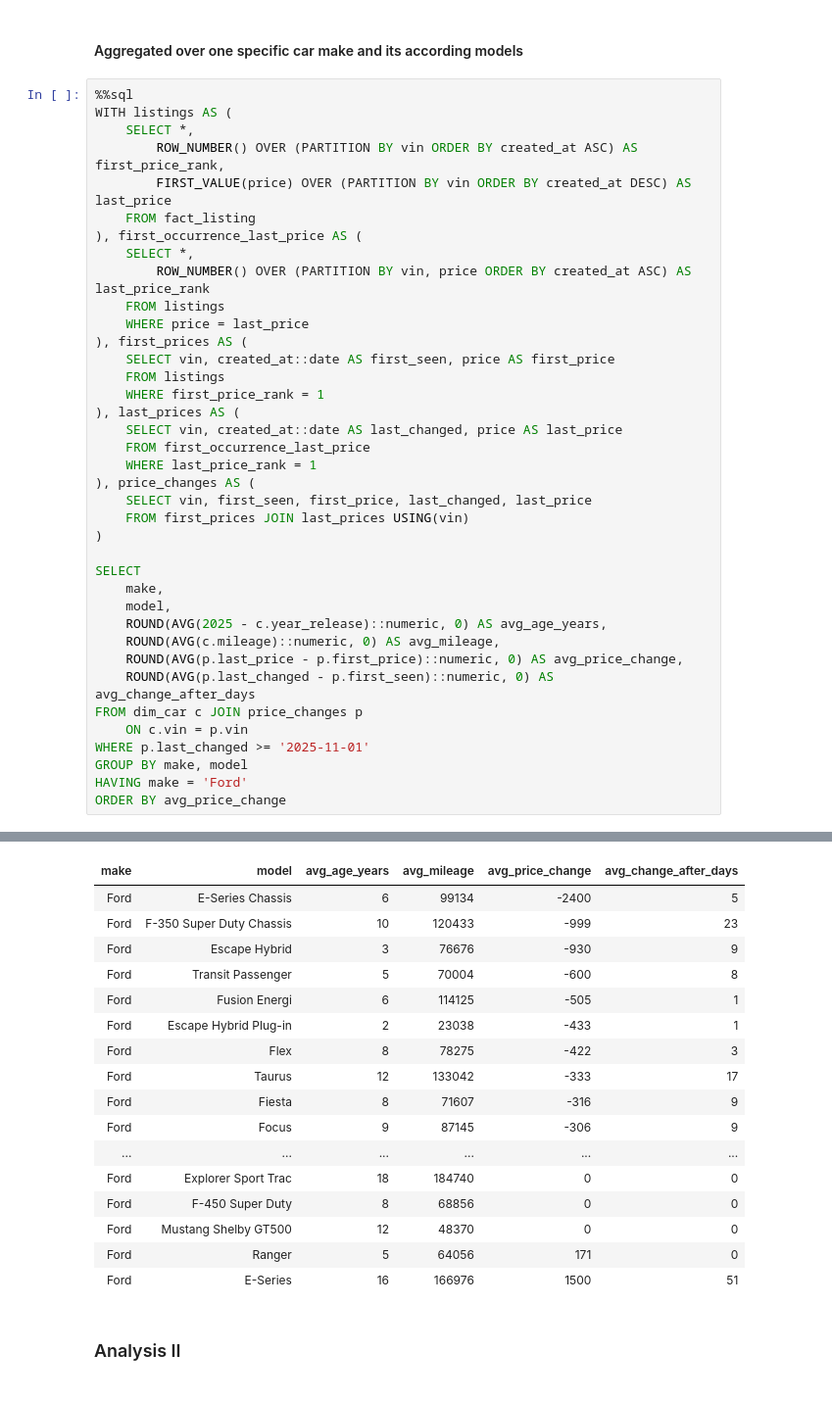
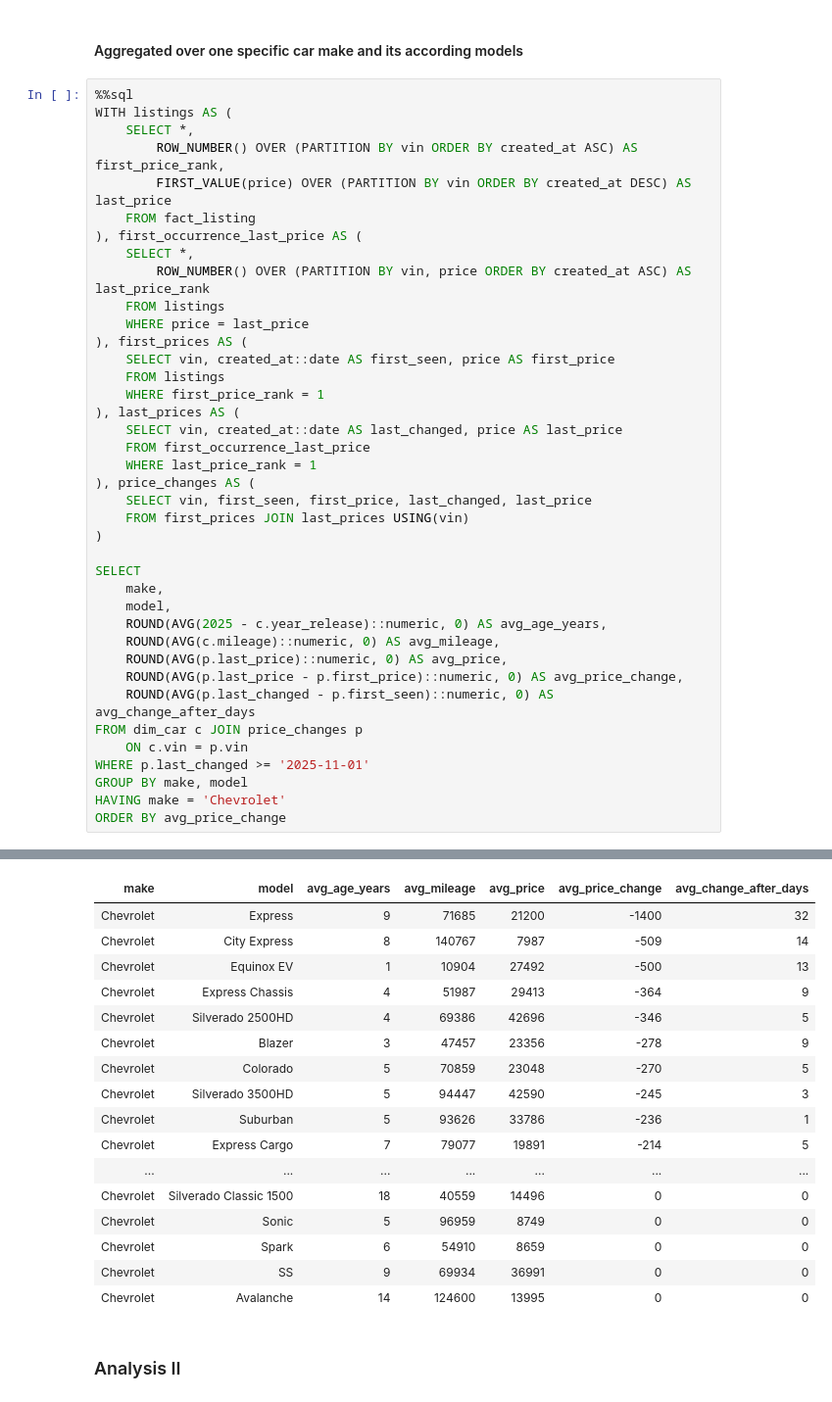
Before and after one commit to hayden-huynh/Used-Car-Market-Analysis, a Jupyter notebook: data-analysis/market-analysis.ipynb, the cells around one changed output, grey strips where cells are left out. Shown at 98% size. Cells and saved outputs as stored; diff of their text form.

```diff
--- a/data-analysis/market-analysis.ipynb
+++ b/data-analysis/market-analysis.ipynb
@@ -118,13 +118,14 @@ SELECT
     model,
     ROUND(AVG(2025 - c.year_release)::numeric, 0) AS avg_age_years,
     ROUND(AVG(c.mileage)::numeric, 0) AS avg_mileage,
+    ROUND(AVG(p.last_price)::numeric, 0) AS avg_price,
     ROUND(AVG(p.last_price - p.first_price)::numeric, 0) AS avg_price_change,
     ROUND(AVG(p.last_changed - p.first_seen)::numeric, 0) AS avg_change_after_days
 FROM dim_car c JOIN price_changes p
     ON c.vin = p.vin
 WHERE p.last_changed >= '2025-11-01'
 GROUP BY make, model
-HAVING make = 'Ford'
+HAVING make = 'Chevrolet'
 ORDER BY avg_price_change
 # %% [output]
  * postgresql+psycopg2://hayden284:***@localhost:5432/used_cars
@@ -132,20 +133,20 @@ ORDER BY avg_price_change
-| make | model | avg_age_years | avg_mileage | avg_price_change | avg_change_after_days |
-| Ford | E-Series Chassis | 6 | 99134 | -2400 | 5 |
-| Ford | F-350 Super Duty Chassis | 10 | 120433 | -999 | 23 |
-| Ford | Escape Hybrid | 3 | 76676 | -930 | 9 |
-| Ford | Transit Passenger | 5 | 70004 | -600 | 8 |
-| Ford | Fusion Energi | 6 | 114125 | -505 | 1 |
-| Ford | Escape Hybrid Plug-in | 2 | 23038 | -433 | 1 |
-| Ford | Flex | 8 | 78275 | -422 | 3 |
-| Ford | Taurus | 12 | 133042 | -333 | 17 |
-| Ford | Fiesta | 8 | 71607 | -316 | 9 |
-| Ford | Focus | 9 | 87145 | -306 | 9 |
-| ... | ... | ... | ... | ... | ... |
-| Ford | Explorer Sport Trac | 18 | 184740 | 0 | 0 |
-| Ford | F-450 Super Duty | 8 | 68856 | 0 | 0 |
-| Ford | Mustang Shelby GT500 | 12 | 48370 | 0 | 0 |
-| Ford | Ranger | 5 | 64056 | 171 | 0 |
-| Ford | E-Series | 16 | 166976 | 1500 | 51 |
+| make | model | avg_age_years | avg_mileage | avg_price | avg_price_change | avg_change_after_days |
+| Chevrolet | Express | 9 | 71685 | 21200 | -1400 | 32 |
+| Chevrolet | City Express | 8 | 140767 | 7987 | -509 | 14 |
+| Chevrolet | Equinox EV | 1 | 10904 | 27492 | -500 | 13 |
+| Chevrolet | Express Chassis | 4 | 51987 | 29413 | -364 | 9 |
+| Chevrolet | Silverado 2500HD | 4 | 69386 | 42696 | -346 | 5 |
+| Chevrolet | Blazer | 3 | 47457 | 23356 | -278 | 9 |
+| Chevrolet | Colorado | 5 | 70859 | 23048 | -270 | 5 |
+| Chevrolet | Silverado 3500HD | 5 | 94447 | 42590 | -245 | 3 |
+| Chevrolet | Suburban | 5 | 93626 | 33786 | -236 | 1 |
+| Chevrolet | Express Cargo | 7 | 79077 | 19891 | -214 | 5 |
+| ... | ... | ... | ... | ... | ... | ... |
+| Chevrolet | Silverado Classic 1500 | 18 | 40559 | 14496 | 0 | 0 |
+| Chevrolet | Sonic | 5 | 96959 | 8749 | 0 | 0 |
+| Chevrolet | Spark | 6 | 54910 | 8659 | 0 | 0 |
+| Chevrolet | SS | 9 | 69934 | 36991 | 0 | 0 |
+| Chevrolet | Avalanche | 14 | 124600 | 13995 | 0 | 0 |
 # %% [markdown]
 ### Analysis II
 # %% [markdown]
```
Also changed, not shown: parts of 18 cells of this notebook.
